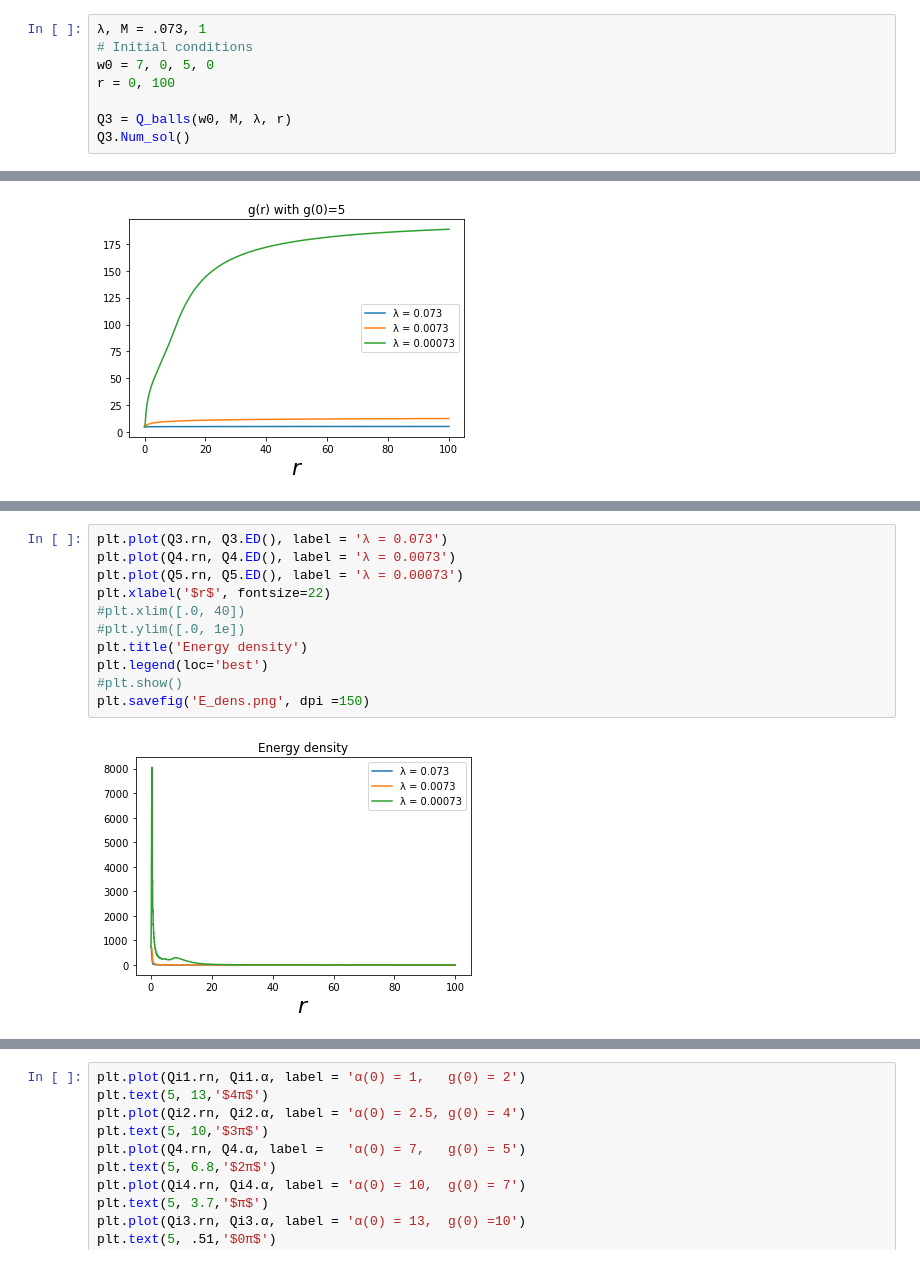
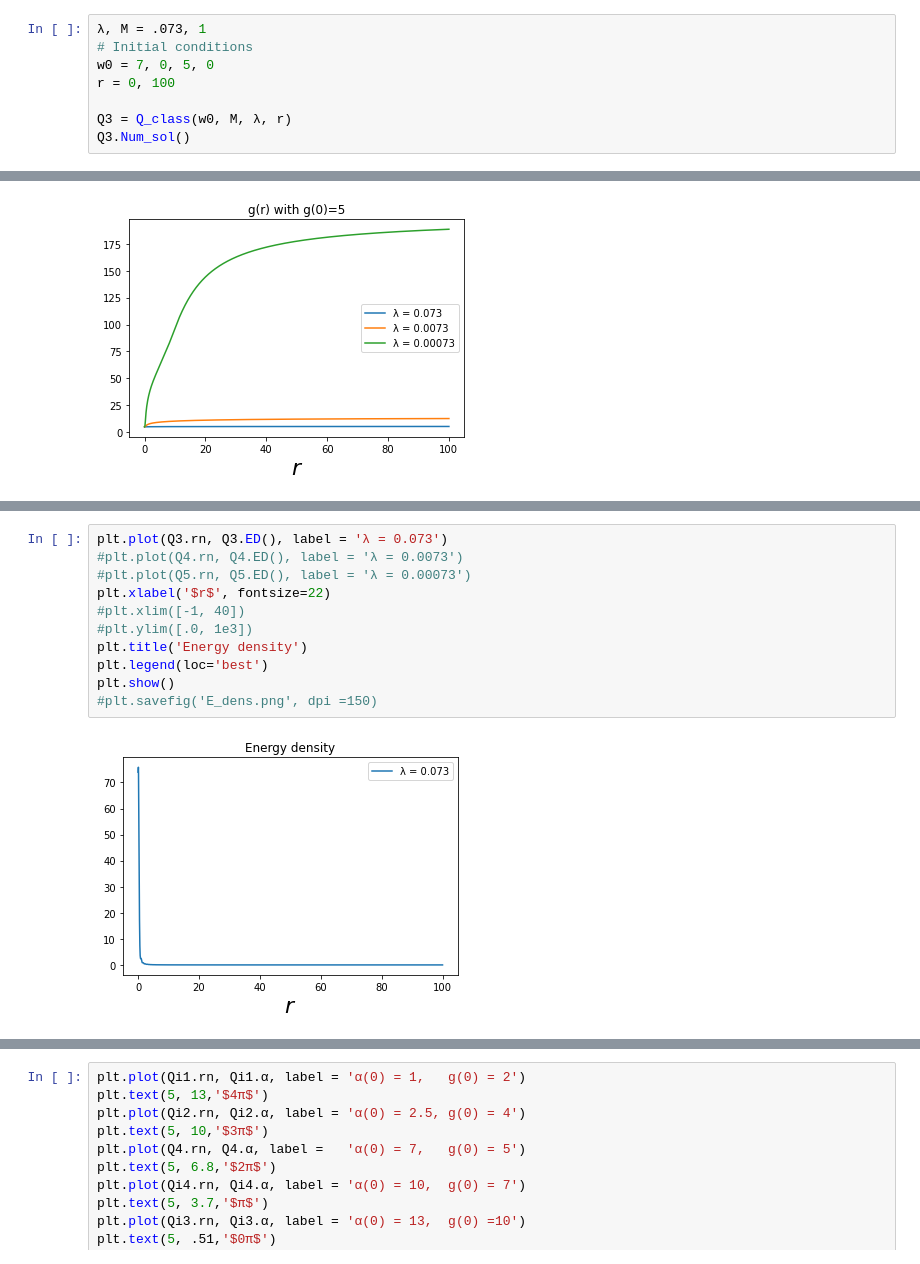
Before and after one commit to SumeetChougule/Skyrme-Q-balls, a Jupyter notebook: notebooks/Num_sol.ipynb, the cells around one changed output, grey strips where cells are left out. Cells and saved outputs as stored; diff of their text form.

```diff
--- a/notebooks/Num_sol.ipynb
+++ b/notebooks/Num_sol.ipynb
@@ -79,7 +43,7 @@ Q2.Num_sol()
 w0 = 7, 0, 5, 0
 r = 0, 100
 
-Q3 = Q_balls(w0, M, λ, r)
+Q3 = Q_class(w0, M, λ, r)
 Q3.Num_sol()
 # %%
 λ, M = .0073, 1
@@ -169,16 +133,16 @@ plt.savefig('div_dens.png', dpi =150)
 # %%
 plt.plot(Q3.rn, Q3.ED(), label = 'λ = 0.073')
-plt.plot(Q4.rn, Q4.ED(), label = 'λ = 0.0073')
-plt.plot(Q5.rn, Q5.ED(), label = 'λ = 0.00073')
+#plt.plot(Q4.rn, Q4.ED(), label = 'λ = 0.0073')
+#plt.plot(Q5.rn, Q5.ED(), label = 'λ = 0.00073')
 plt.xlabel('$r$', fontsize=22)
-#plt.xlim([.0, 40])
-#plt.ylim([.0, 1e])
+#plt.xlim([-1, 40])
+#plt.ylim([.0, 1e3])
 plt.title('Energy density')
 plt.legend(loc='best')
-#plt.show()
-plt.savefig('E_dens.png', dpi =150)
+plt.show()
+#plt.savefig('E_dens.png', dpi =150)
 # %% [output]
-[figure, old version]
+[figure, new version]
 # %%
 plt.plot(Q3.rn, Q3.E(), label = 'λ = 0.073')
 plt.plot(Q4.rn, Q4.E(), label = 'λ = 0.0073')
```
Also changed, not shown: parts of 17 cells of this notebook.
